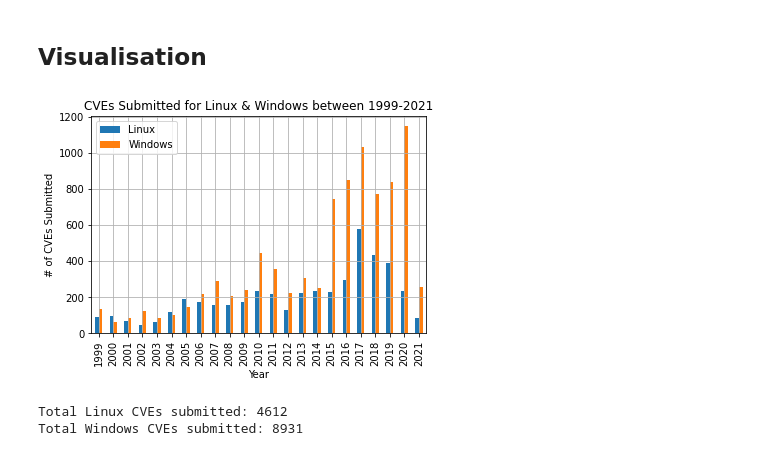
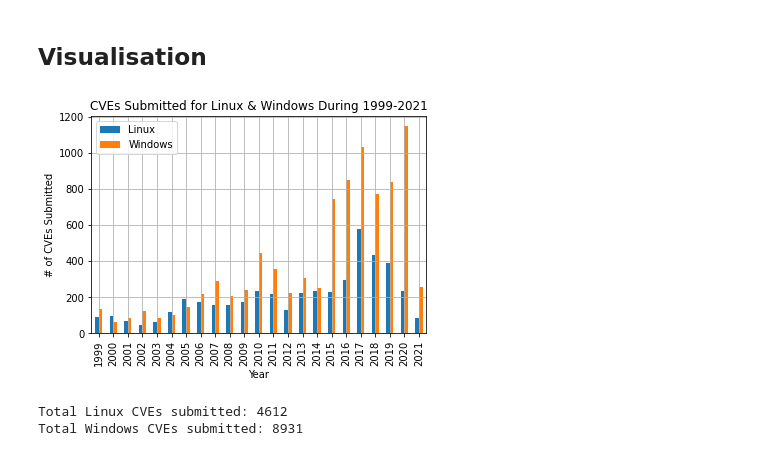
Before and after one commit to AppleGamer22/FIT2083, a Jupyter notebook: docs/wrangler.ipynb, the cells around one changed output. Drawn from its saved outputs; the diff is of its cells as text; code cells hidden in the pictures.

```diff
--- a/docs/wrangler.ipynb
+++ b/docs/wrangler.ipynb
@@ -65,12 +65,12 @@ os_year.describe()
 ## Visualisation
 # %%
 ax: axes.Axes = os_year.plot.bar(x = "Year", y = ["Linux", "Windows"])
-ax.set_title("CVEs Submitted for Linux & Windows between 1999-2021")
+ax.set_title("CVEs Submitted for Linux & Windows During 1999-2021")
 ax.set_xlabel("Year")
 ax.set_ylabel("# of CVEs Submitted")
 ax.grid()
 # %% [output]
-[figure, old version]
+[figure, new version]
 # %%
 print(f"Total Linux CVEs submitted: {sum(count_linux)}")
 print(f"Total Windows CVEs submitted: {sum(count_windows)}")
```
Also changed, not shown: 5 other files.
